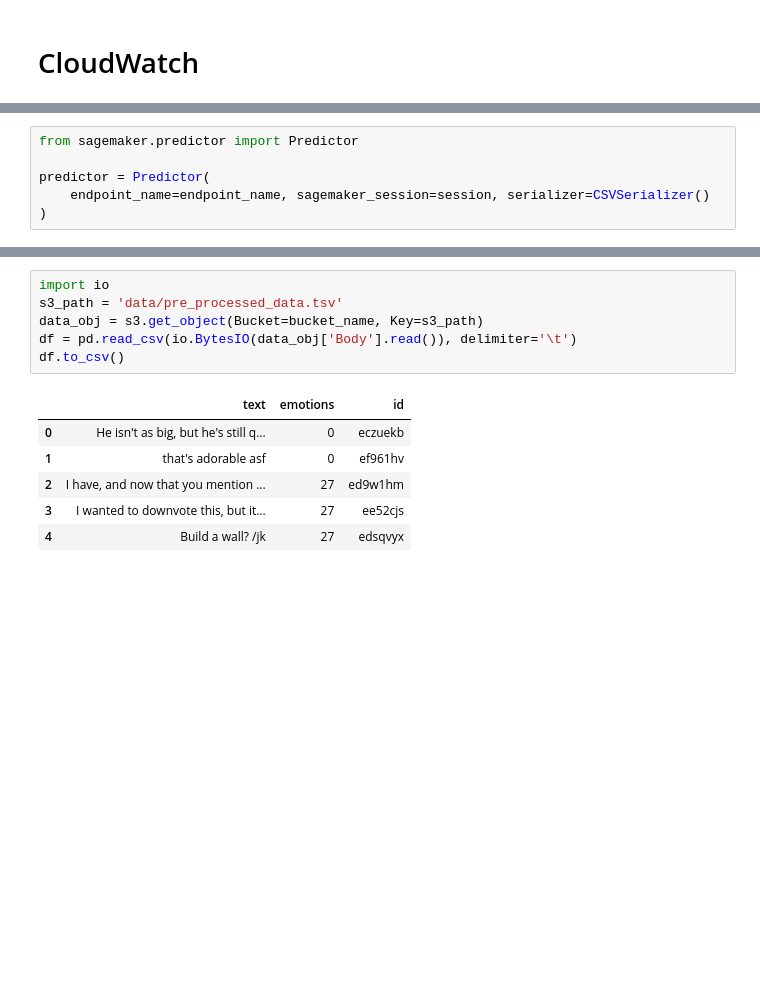
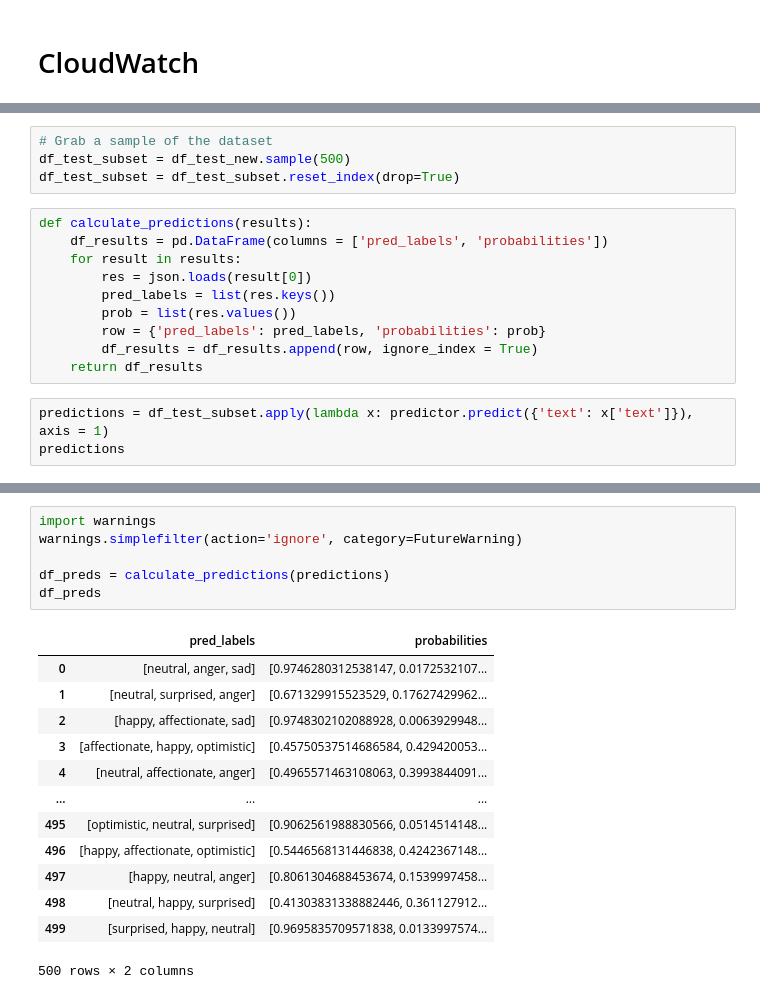
Before and after one commit to jeffreykthomas/AAI-540-Final, a Jupyter notebook: CloudWatch.ipynb, the cells around one changed output, grey strips where cells are left out. Drawn from its saved outputs; the diff is of its cells as text; blank space fills up the shorter version.

```diff
--- a/CloudWatch.ipynb
+++ b/CloudWatch.ipynb
@@ -84,8 +175,2 @@ huggingface_model.deploy(
-# %%
-from sagemaker.predictor import Predictor
-
-predictor = Predictor(
-    endpoint_name=endpoint_name, sagemaker_session=session, serializer=CSVSerializer()
-)
 # %%
 # Predictions as baseline dataset
@@ -100,0 +188,17 @@ print(f"Baseline results uri: {baseline_results_uri}")
+# %%
+# Grab a sample of the dataset
+df_test_subset = df_test_new.sample(500)
+df_test_subset = df_test_subset.reset_index(drop=True)
+# %%
+def calculate_predictions(results):
+    df_results = pd.DataFrame(columns = ['pred_labels', 'probabilities'])
+    for result in results:
+        res = json.loads(result[0])
+        pred_labels = list(res.keys())
+        prob = list(res.values())
+        row = {'pred_labels': pred_labels, 'probabilities': prob}
+        df_results = df_results.append(row, ignore_index = True)
+    return df_results
+# %%
+predictions = df_test_subset.apply(lambda x: predictor.predict({'text': x['text']}), axis = 1)
+predictions
@@ -101,13 +218,20 @@ print(f"Baseline results uri: {baseline_results_uri}")
 # %%
-import io
-s3_path = 'data/pre_processed_data.tsv'
-data_obj = s3.get_object(Bucket=bucket_name, Key=s3_path)
-df = pd.read_csv(io.BytesIO(data_obj['Body'].read()), delimiter='\t')
-df.to_csv()
+import warnings
+warnings.simplefilter(action='ignore', category=FutureWarning)
+
+df_preds = calculate_predictions(predictions)
+df_preds
 # %% [output]
-|  | text | emotions | id |
-| 0 | He isn't as big, but he's still q... | 0 | eczuekb |
-| 1 | that's adorable asf | 0 | ef961hv |
-| 2 | I have, and now that you mention ... | 27 | ed9w1hm |
-| 3 | I wanted to downvote this, but it... | 27 | ee52cjs |
-| 4 | Build a wall? /jk | 27 | edsqvyx |
+|  | pred_labels | probabilities |
+| 0 | [neutral, anger, sad] | [0.9746280312538147, 0.0172532107... |
+| 1 | [neutral, surprised, anger] | [0.671329915523529, 0.17627429962... |
+| 2 | [happy, affectionate, sad] | [0.9748302102088928, 0.0063929948... |
+| 3 | [affectionate, happy, optimistic] | [0.45750537514686584, 0.429420053... |
+| 4 | [neutral, affectionate, anger] | [0.4965571463108063, 0.3993844091... |
+| ... | ... | ... |
+| 495 | [optimistic, neutral, surprised] | [0.9062561988830566, 0.0514514148... |
+| 496 | [happy, affectionate, optimistic] | [0.5446568131446838, 0.4242367148... |
+| 497 | [happy, neutral, anger] | [0.8061304688453674, 0.1539997458... |
+| 498 | [neutral, happy, surprised] | [0.41303831338882446, 0.361127912... |
+| 499 | [surprised, happy, neutral] | [0.9695835709571838, 0.0133997574... |
+500 rows × 2 columns
```
Also changed, not shown: parts of 29 cells of this notebook.
